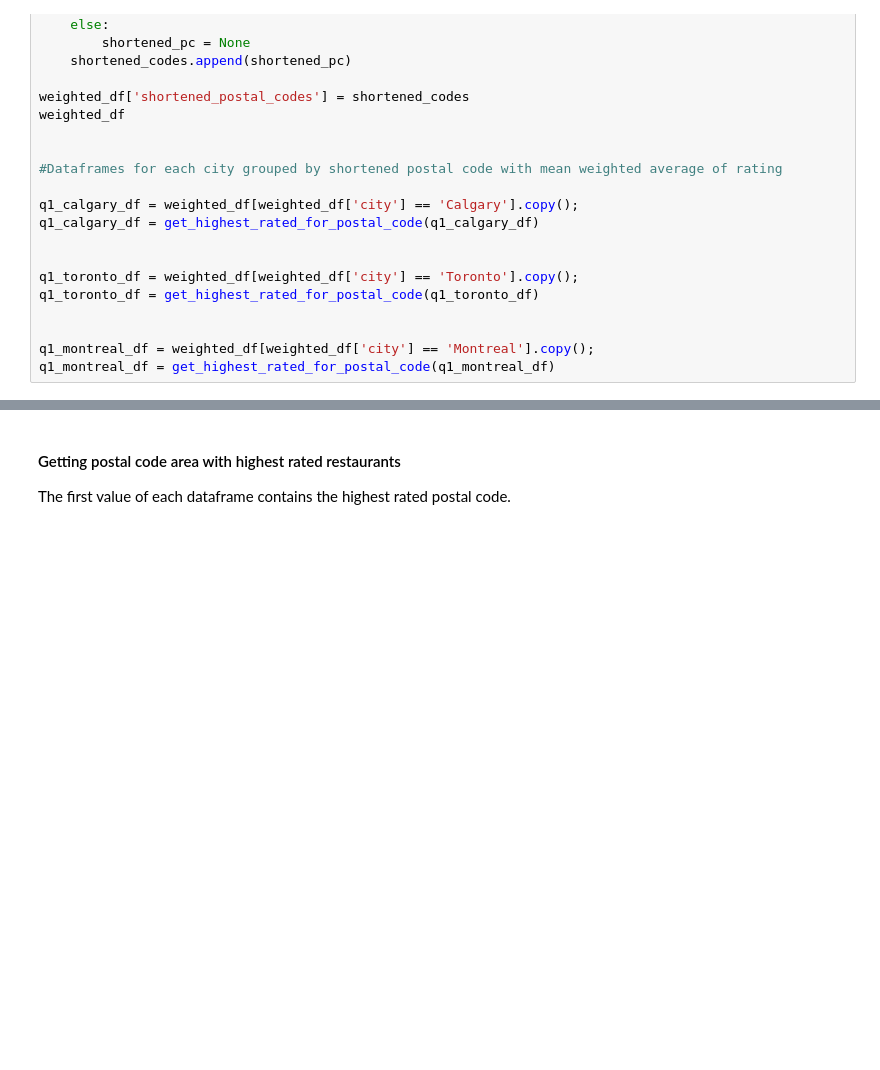
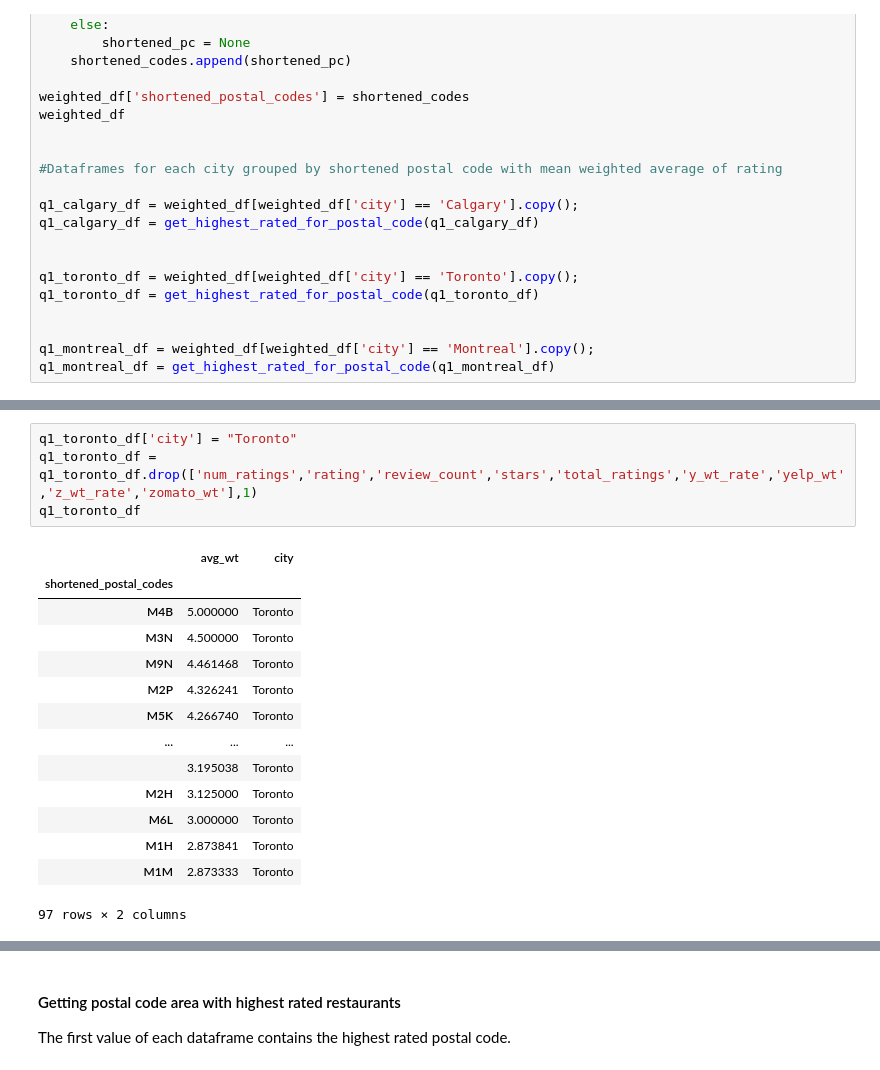
Before and after one commit to avneetgill/ensf544Project, a Jupyter notebook: Phase1.ipynb, the cells around one changed output, grey strips where cells are left out. Drawn from its saved outputs; the diff is of its cells as text; blank space fills up the shorter version.

```diff
--- a/Phase1.ipynb
+++ b/Phase1.ipynb
@@ -854,0 +828,19 @@ q1_montreal_df
+# %%
+q1_toronto_df['city'] = "Toronto"
+q1_toronto_df = q1_toronto_df.drop(['num_ratings','rating','review_count','stars','total_ratings','y_wt_rate','yelp_wt','z_wt_rate','zomato_wt'],1)
+q1_toronto_df
+# %% [output]
+|  | avg_wt | city |
+| shortened_postal_codes |  |  |
+| M4B | 5.000000 | Toronto |
+| M3N | 4.500000 | Toronto |
+| M9N | 4.461468 | Toronto |
+| M2P | 4.326241 | Toronto |
+| M5K | 4.266740 | Toronto |
+| ... | ... | ... |
+|  | 3.195038 | Toronto |
+| M2H | 3.125000 | Toronto |
+| M6L | 3.000000 | Toronto |
+| M1H | 2.873841 | Toronto |
+| M1M | 2.873333 | Toronto |
+97 rows × 2 columns
```
Also changed, not shown: parts of 12 cells of this notebook.
